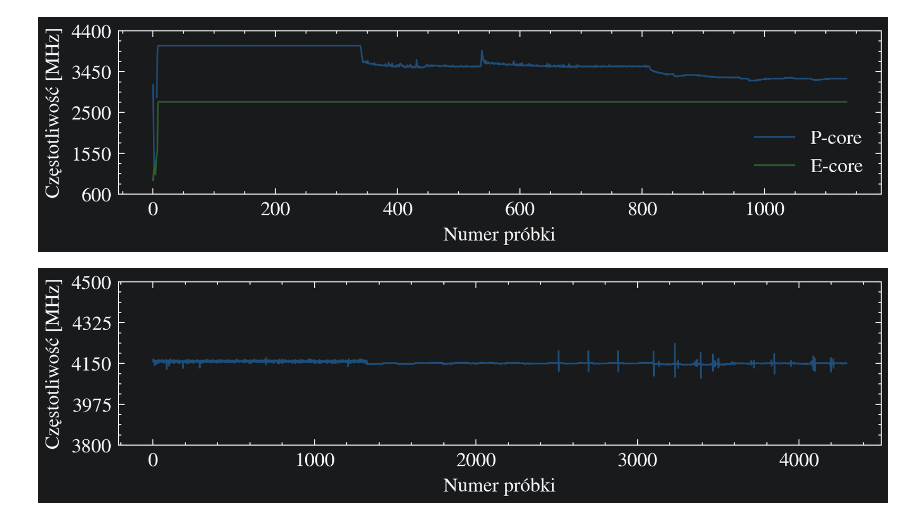
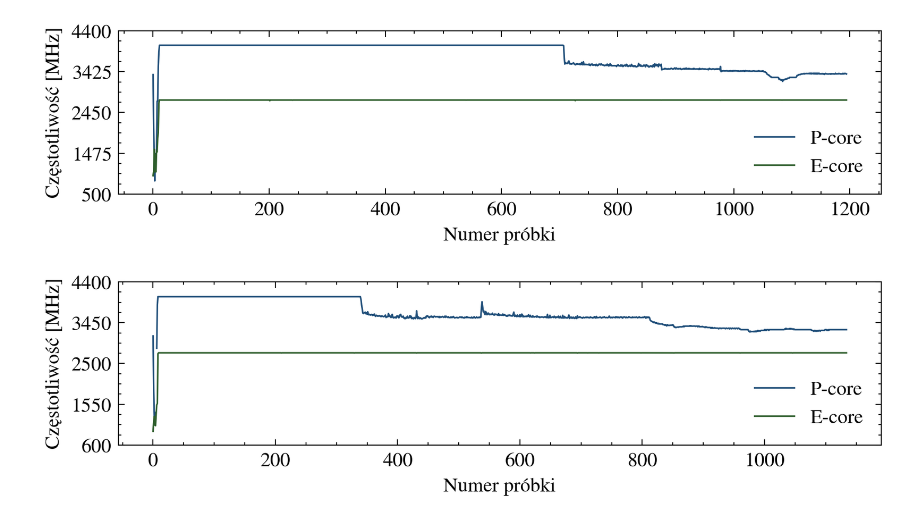
Before and after one commit to jan-chojnacki/SpeckProbe, a Jupyter notebook: analysis/notebooks/stability.ipynb, the cells around one changed output. Saved outputs shown, nothing was run; the diff lists cells and outputs as text; code cells hidden in the pictures.

```diff
--- a/analysis/notebooks/stability.ipynb
+++ b/analysis/notebooks/stability.ipynb
@@ -391,25 +314,22 @@ plot_turbostat([system_scalar_ecb_1_pm, system_scalar_ecb_2_pm, system_scalar_cb
 # %%
+plot_turbostat_line(
+    system_neon_ecb_1_pm,
+    {
+        "P-core": [f'cpu{i}' for i in range(4, 8)],
+        "E-core": [f'cpu{i}' for i in range(0, 4)],
+    }, FIG_WIDTH, "pm_system_line_ecb", 250
+)
+
 plot_turbostat_line(
     system_neon_ecb_2_pm,
     {
         "P-core": [f'cpu{i}' for i in range(4, 8)],
         "E-core": [f'cpu{i}' for i in range(0, 4)],
-    }, FIG_WIDTH, "pm_system_line_Speck128_256", 250
+    }, FIG_WIDTH, "pm_system_line_cbc", 250
 )
-
-# plot_turbostat_line(
-#     bench_pm,
-#     [f'cpu{i}' for i in range(4, 8)], FIG_WIDTH, "pm_bench_line", 250
-# )
-#
-
-plot_turbostat_line(
-    system_avx512_turbostat,
-    [f'cpu{i}' for i in range(0, 16)], FIG_WIDTH, "turbostat_compare_line", 250
-)
 # %% [output]
-[figure, old version]
+[figure, new version]
-[figure, old version]
+[figure, new version]
 # %%
 turbostat_backends = {
     "Scalar": search_Scalar_turbostat,
```
Also changed, not shown: parts of 5 cells of this notebook, 1 other file.
